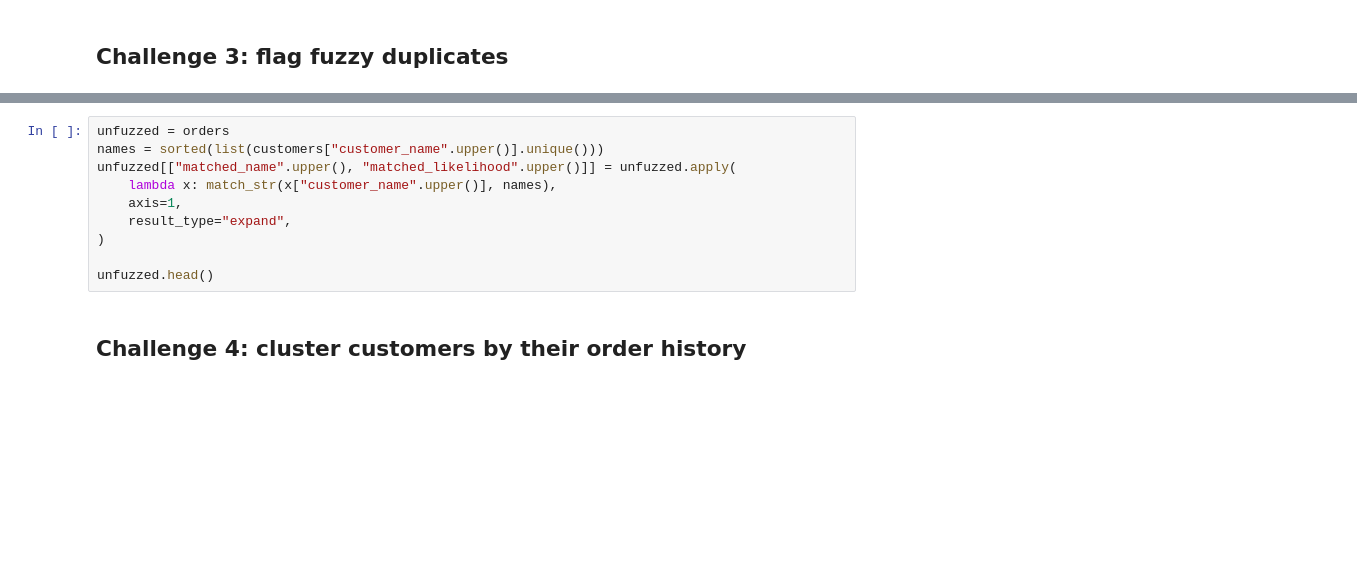
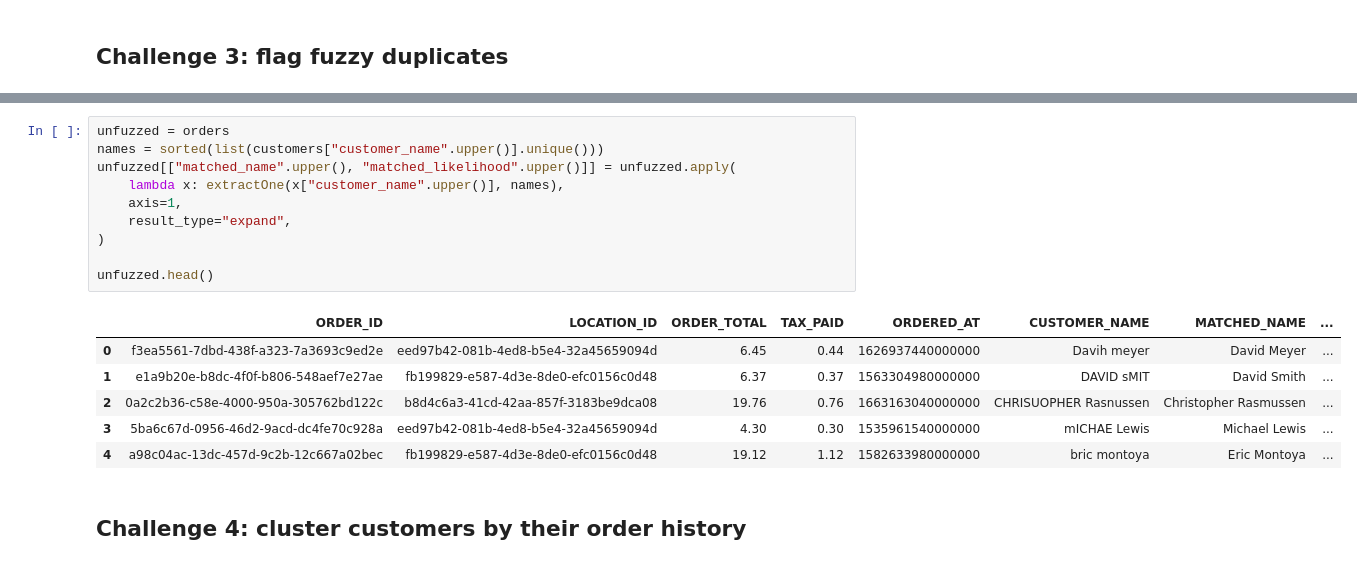
Before and after one commit to dbt-labs/dbt-demo-data, a Jupyter notebook: models/challenges/Untitled.ipynb, the cells around one changed output, grey strips where cells are left out. Cells and saved outputs as stored; diff of their text form; blank space fills up the shorter version.

```diff
--- a/models/challenges/Untitled.ipynb
+++ b/models/challenges/Untitled.ipynb
@@ -124,13 +217,20 @@ orders.head()
 # %%
 unfuzzed = orders
 names = sorted(list(customers["customer_name".upper()].unique()))
 unfuzzed[["matched_name".upper(), "matched_likelihood".upper()]] = unfuzzed.apply(
-    lambda x: match_str(x["customer_name".upper()], names),
+    lambda x: extractOne(x["customer_name".upper()], names),
     axis=1,
     result_type="expand",
 )
 
 unfuzzed.head()
+# %% [output]
+|  | ORDER_ID | LOCATION_ID | ORDER_TOTAL | TAX_PAID | ORDERED_AT | CUSTOMER_NAME | MATCHED_NAME | ... |
+| 0 | f3ea5561-7dbd-438f-a323-7a3693c9ed2e | eed97b42-081b-4ed8-b5e4-32a45659094d | 6.45 | 0.44 | 1626937440000000 | Davih meyer | David Meyer | ... |
+| 1 | e1a9b20e-b8dc-4f0f-b806-548aef7e27ae | fb199829-e587-4d3e-8de0-efc0156c0d48 | 6.37 | 0.37 | 1563304980000000 | DAVID sMIT | David Smith | ... |
+| 2 | 0a2c2b36-c58e-4000-950a-305762bd122c | b8d4c6a3-41cd-42aa-857f-3183be9dca08 | 19.76 | 0.76 | 1663163040000000 | CHRISUOPHER Rasnussen | Christopher Rasmussen | ... |
+| 3 | 5ba6c67d-0956-46d2-9acd-dc4fe70c928a | eed97b42-081b-4ed8-b5e4-32a45659094d | 4.30 | 0.30 | 1535961540000000 | mICHAE Lewis | Michael Lewis | ... |
+| 4 | a98c04ac-13dc-457d-9c2b-12c667a02bec | fb199829-e587-4d3e-8de0-efc0156c0d48 | 19.12 | 1.12 | 1582633980000000 | bric montoya | Eric Montoya | ... |
 # %% [markdown]
 ## Challenge 4: cluster customers by their order history
 # %%
```
Also changed, not shown: parts of 43 cells of this notebook, 2 other files.
